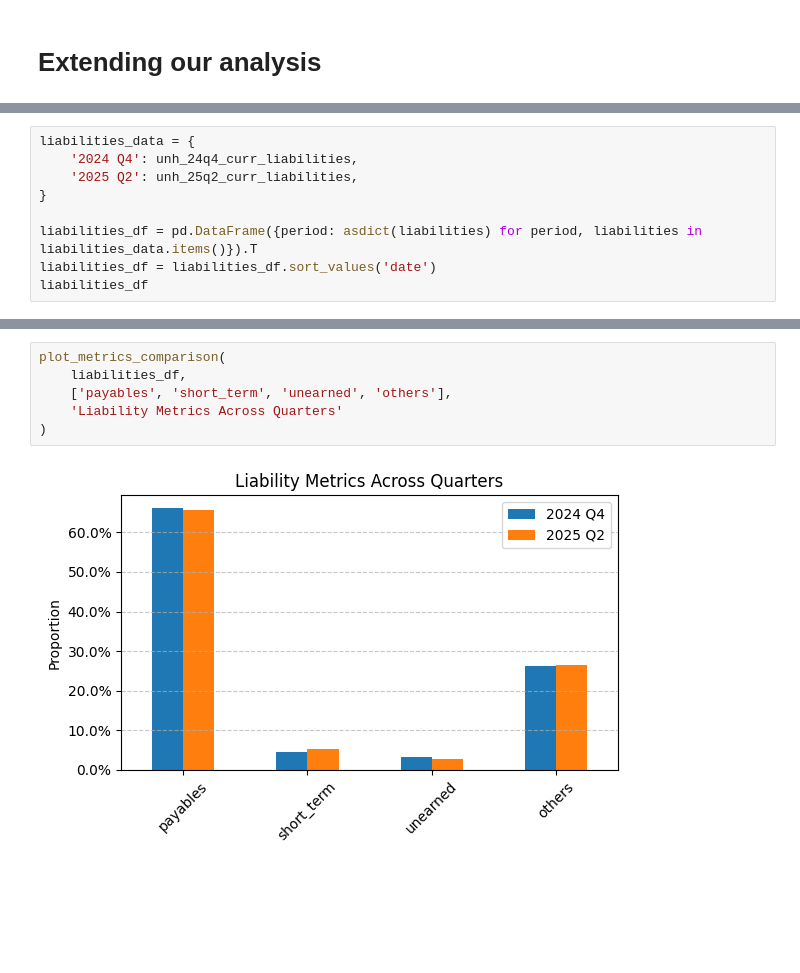
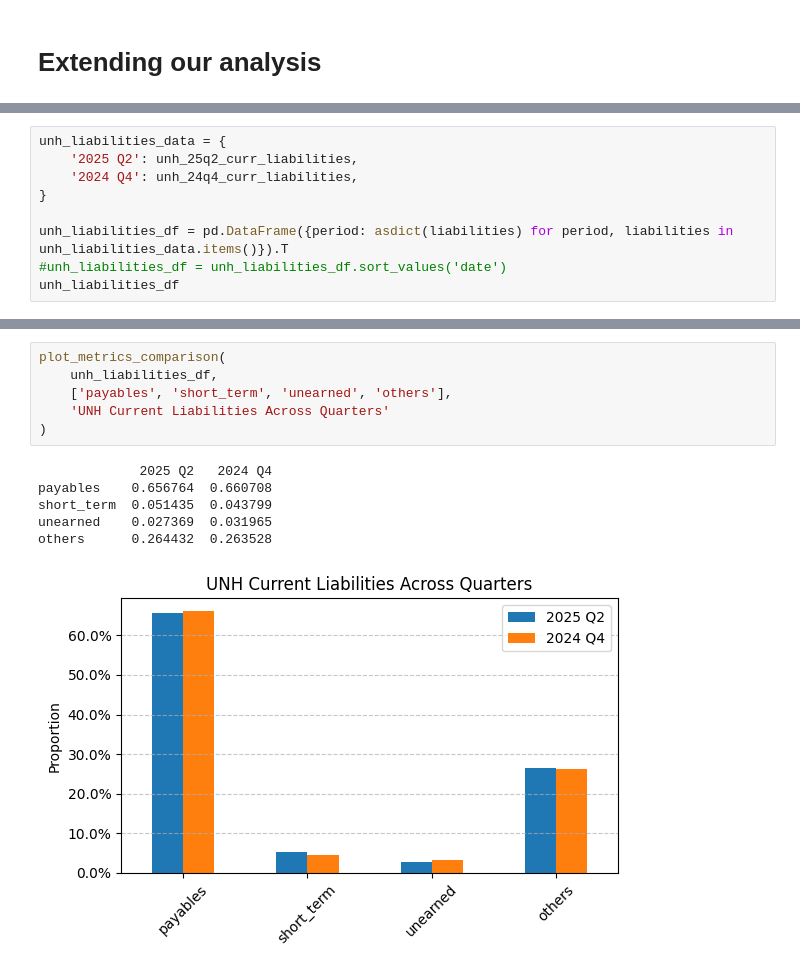
Before and after one commit to seafoodfry/quant, a Jupyter notebook: notebooks/comparing-fundamentals.ipynb, the cells around one changed output, grey strips where cells are left out. Saved outputs shown, nothing was run; the diff lists cells and outputs as text; blank space fills up the shorter version.

```diff
--- a/notebooks/comparing-fundamentals.ipynb
+++ b/notebooks/comparing-fundamentals.ipynb
@@ -262,11 +283,11 @@ assets_df
 # %%
-liabilities_data = {
+unh_liabilities_data = {
+    '2025 Q2': unh_25q2_curr_liabilities,
     '2024 Q4': unh_24q4_curr_liabilities,
-    '2025 Q2': unh_25q2_curr_liabilities,
 }
 
-liabilities_df = pd.DataFrame({period: asdict(liabilities) for period, liabilities in liabilities_data.items()}).T
-liabilities_df = liabilities_df.sort_values('date')
-liabilities_df
+unh_liabilities_df = pd.DataFrame({period: asdict(liabilities) for period, liabilities in unh_liabilities_data.items()}).T
+#unh_liabilities_df = unh_liabilities_df.sort_values('date')
+unh_liabilities_df
 # %% [output]
 |  | date | payables | short_term | unearned | others |
@@ -302,8 +355,13 @@ plot_metrics_comparison(
 # %%
 plot_metrics_comparison(
-    liabilities_df,
+    unh_liabilities_df,
     ['payables', 'short_term', 'unearned', 'others'],
-    'Liability Metrics Across Quarters'
+    'UNH Current Liabilities Across Quarters'
 )
 # %% [output]
+             2025 Q2   2024 Q4
+payables    0.656764  0.660708
+short_term  0.051435  0.043799
+unearned    0.027369  0.031965
+others      0.264432  0.263528
-[figure, old version]
+[figure, new version]
```
Also changed, not shown: parts of 12 cells of this notebook.
